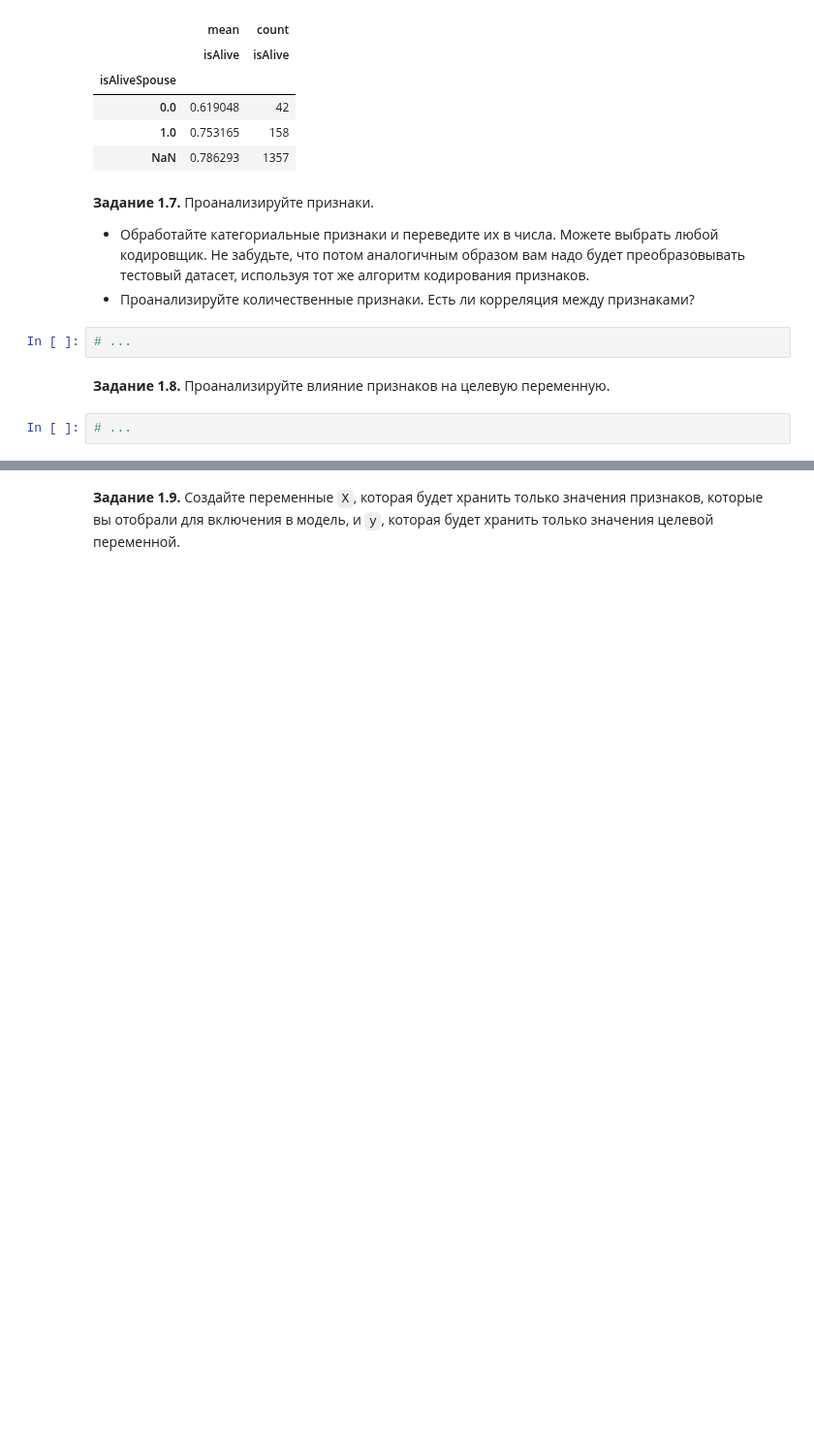
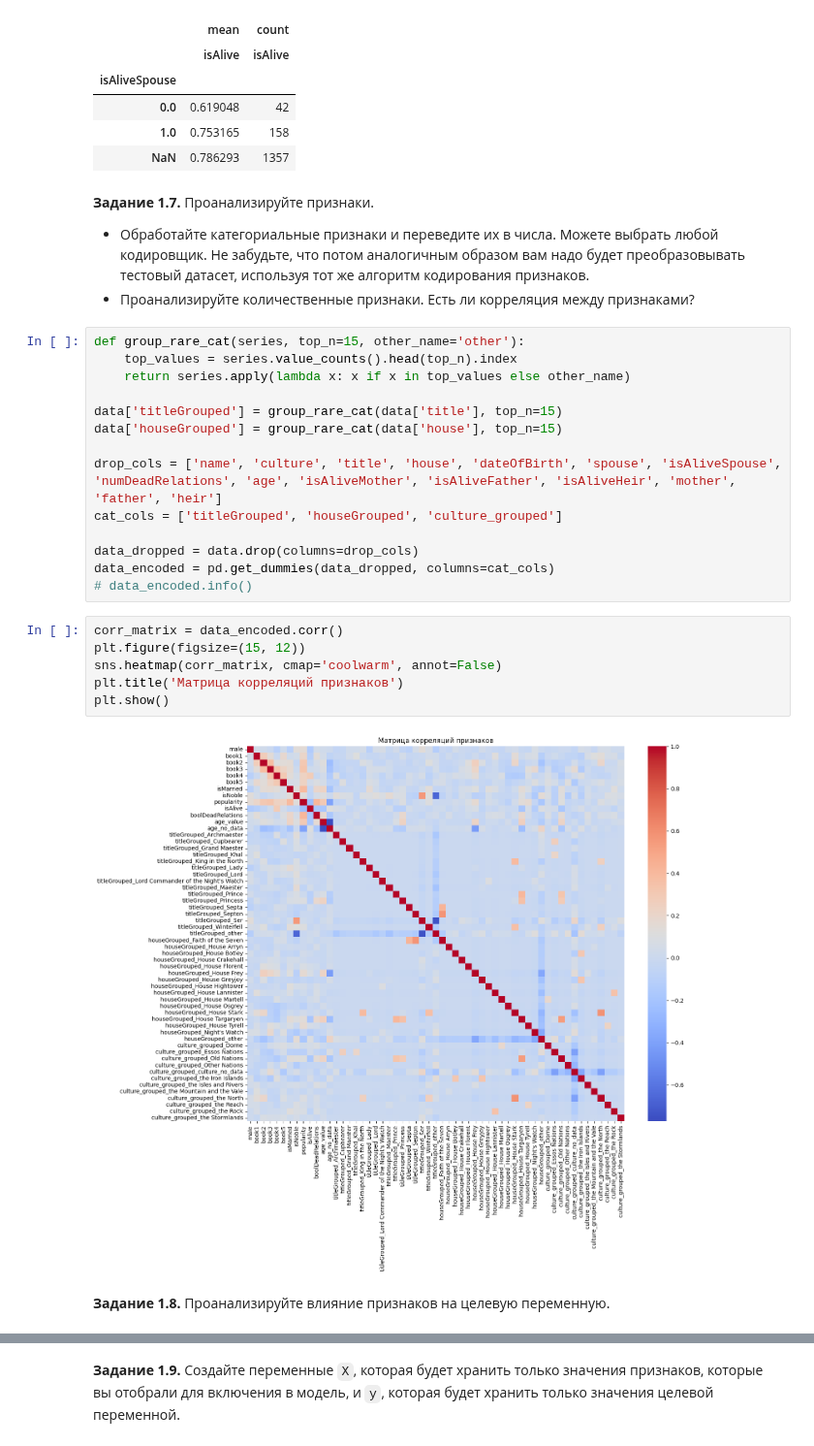
Before and after one commit to code-stepan/DeepLearningSchool, a Jupyter notebook: hw_1_game_of_thrones.ipynb, the cells around one changed output, grey strips where cells are left out. Shown at 97% size. Drawn from its saved outputs; the diff is of its cells as text; blank space fills up the shorter version.

```diff
--- a/hw_1_game_of_thrones.ipynb
+++ b/hw_1_game_of_thrones.ipynb
@@ -522,9 +510,27 @@ pd.pivot_table(data = data, values = 'isAlive', index = 'isAliveSpouse', aggfunc
 **Задание 1.7.** Проанализируйте признаки.
   * Обработайте категориальные признаки и переведите их в числа. Можете выбрать любой кодировщик. Не забудьте, что потом аналогичным образом вам надо будет преобразовывать тестовый датасет, используя тот же алгоритм кодирования признаков.
   * Проанализируйте количественные признаки. Есть ли корреляция между признаками?
-# %%
-# ...
+# %%
+def group_rare_cat(series, top_n=15, other_name='other'):
+    top_values = series.value_counts().head(top_n).index
+    return series.apply(lambda x: x if x in top_values else other_name)
+
+data['titleGrouped'] = group_rare_cat(data['title'], top_n=15)
+data['houseGrouped'] = group_rare_cat(data['house'], top_n=15)
+
+drop_cols = ['name', 'culture', 'title', 'house', 'dateOfBirth', 'spouse', 'isAliveSpouse', 'numDeadRelations', 'age', 'isAliveMother', 'isAliveFather', 'isAliveHeir', 'mother', 'father', 'heir']
+cat_cols = ['titleGrouped', 'houseGrouped', 'culture_grouped']
+
+data_dropped = data.drop(columns=drop_cols)
+data_encoded = pd.get_dummies(data_dropped, columns=cat_cols)
+# data_encoded.info()
+# %%
+corr_matrix = data_encoded.corr()
+plt.figure(figsize=(15, 12))
+sns.heatmap(corr_matrix, cmap='coolwarm', annot=False)
+plt.title('Матрица корреляций признаков')
+plt.show()
+# %% [output]
+[figure, added]
 # %% [markdown]
 **Задание 1.8.** Проанализируйте влияние признаков на целевую переменную.
-# %%
-# ...
```
Also changed, not shown: parts of 20 cells of this notebook.
